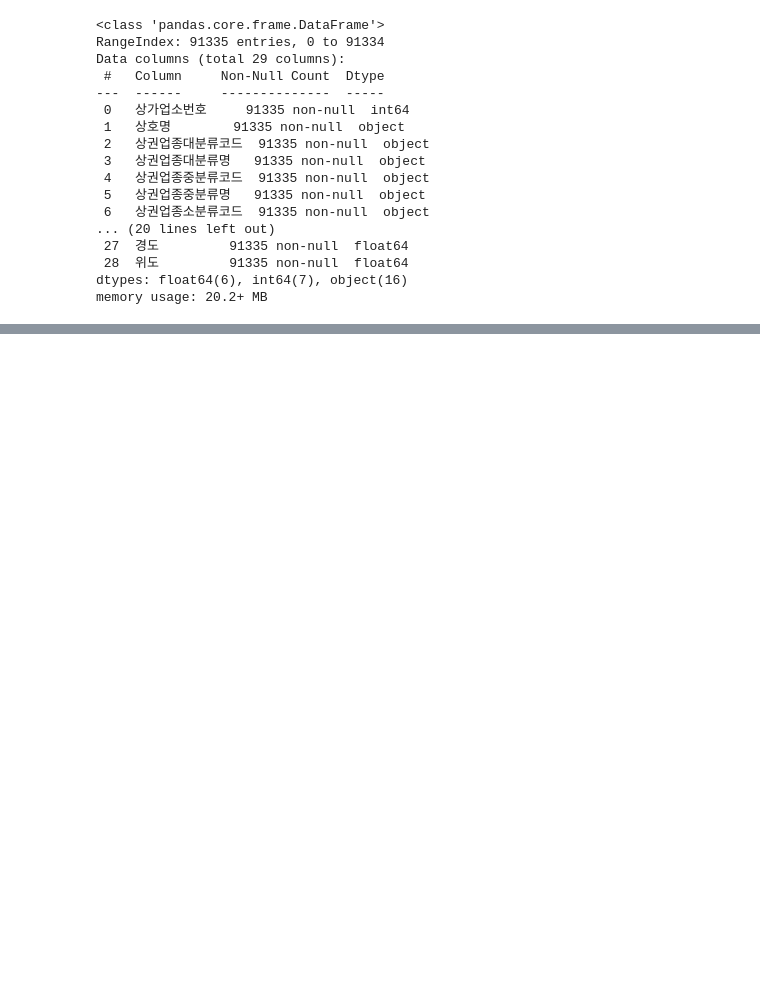
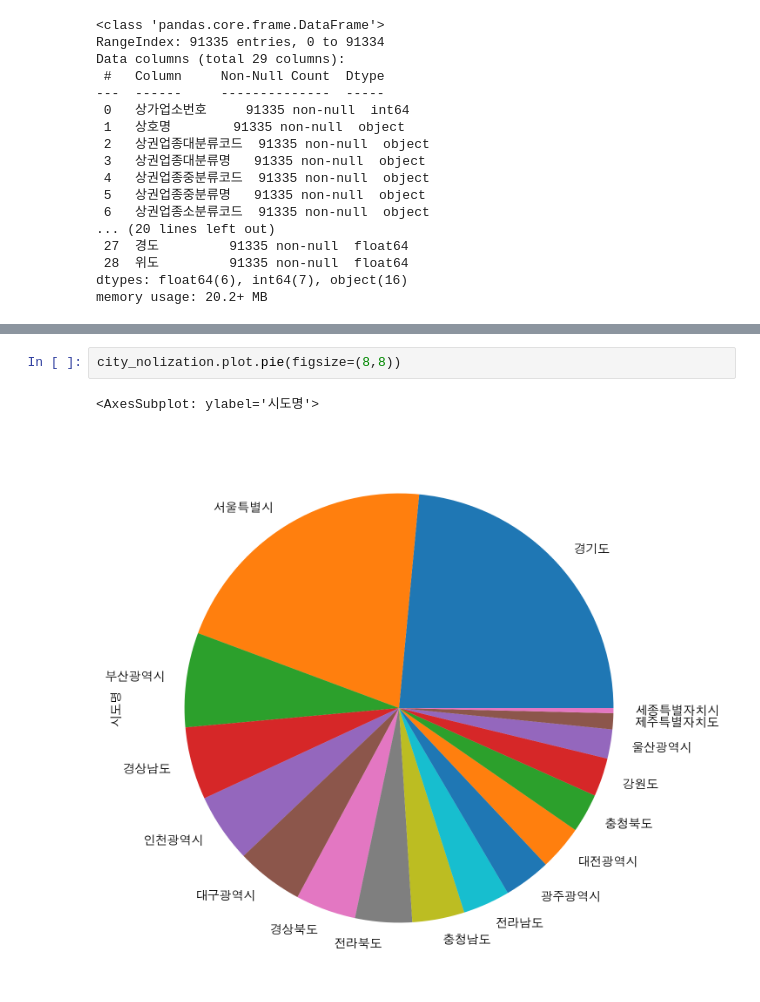
Before and after one commit to Minsoo0405/pythonbasic, a Jupyter notebook: coaching_study/coaching_study_2week.ipynb, the cells around one changed output, grey strips where cells are left out. Saved outputs shown, nothing was run; the diff lists cells and outputs as text; blank space fills up the shorter version.

```diff
--- a/coaching_study/coaching_study_2week.ipynb
+++ b/coaching_study/coaching_study_2week.ipynb
@@ -201,0 +361,5 @@ memory usage: 20.2+ MB
+# %%
+city_nolization.plot.pie(figsize=(8,8))
+# %% [output]
+<AxesSubplot: ylabel='시도명'>
+[figure, added]
```
Also changed, not shown: parts of 34 cells of this notebook, 1 other file.
